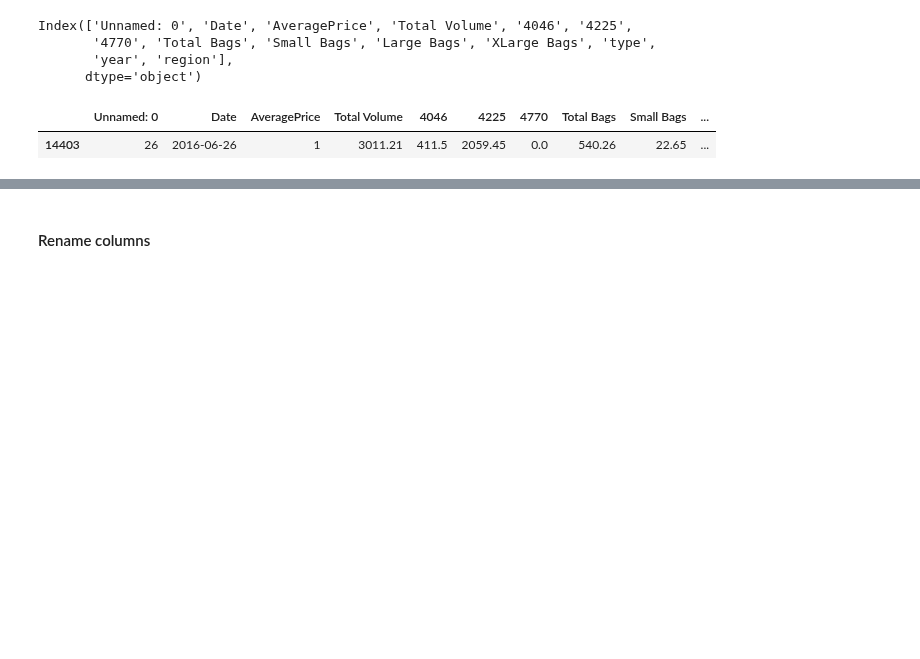
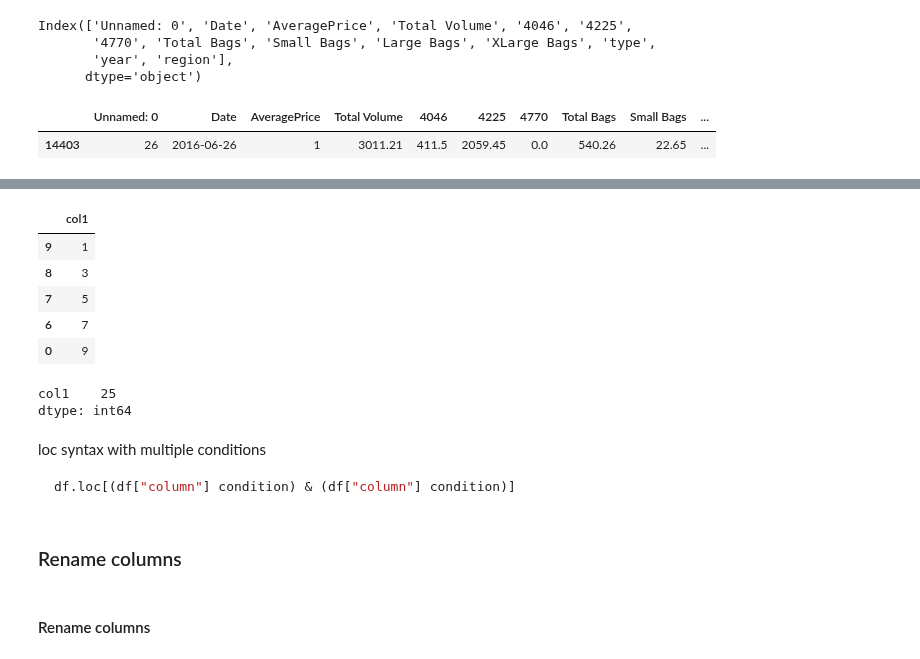
Before and after one commit to Ironhack-data-bcn-january-2023/lectures, a Jupyter notebook: week-2/3-Pandas II - Transformation.ipynb, the cells around one changed output, grey strips where cells are left out. Saved outputs shown, nothing was run; the diff lists cells and outputs as text; code cells hidden in the pictures; blank space fills up the shorter version.

`````diff
--- a/week-2/3-Pandas II - Transformation.ipynb
+++ b/week-2/3-Pandas II - Transformation.ipynb
@@ -379,3 +373,24 @@ a_new_copy.sample()
+# %%
+df.iloc[0:5]
+# %% [output]
+|  | col1 |
+| 9 | 1 |
+| 8 | 3 |
+| 7 | 5 |
+| 6 | 7 |
+| 0 | 9 |
+# %%
+df.iloc[0:5].sum()
+# %% [output]
+col1    25
+dtype: int64
+# %% [markdown]
+loc syntax with multiple conditions
+```python
+df.loc[(df["column"] condition) & (df["column"] condition)]
+````
+# %% [markdown]
+### Rename columns
 # %% [markdown]
 #### Rename columns
 # %% [markdown]
`````
Also changed, not shown: parts of 58 cells of this notebook, 1 other file.
